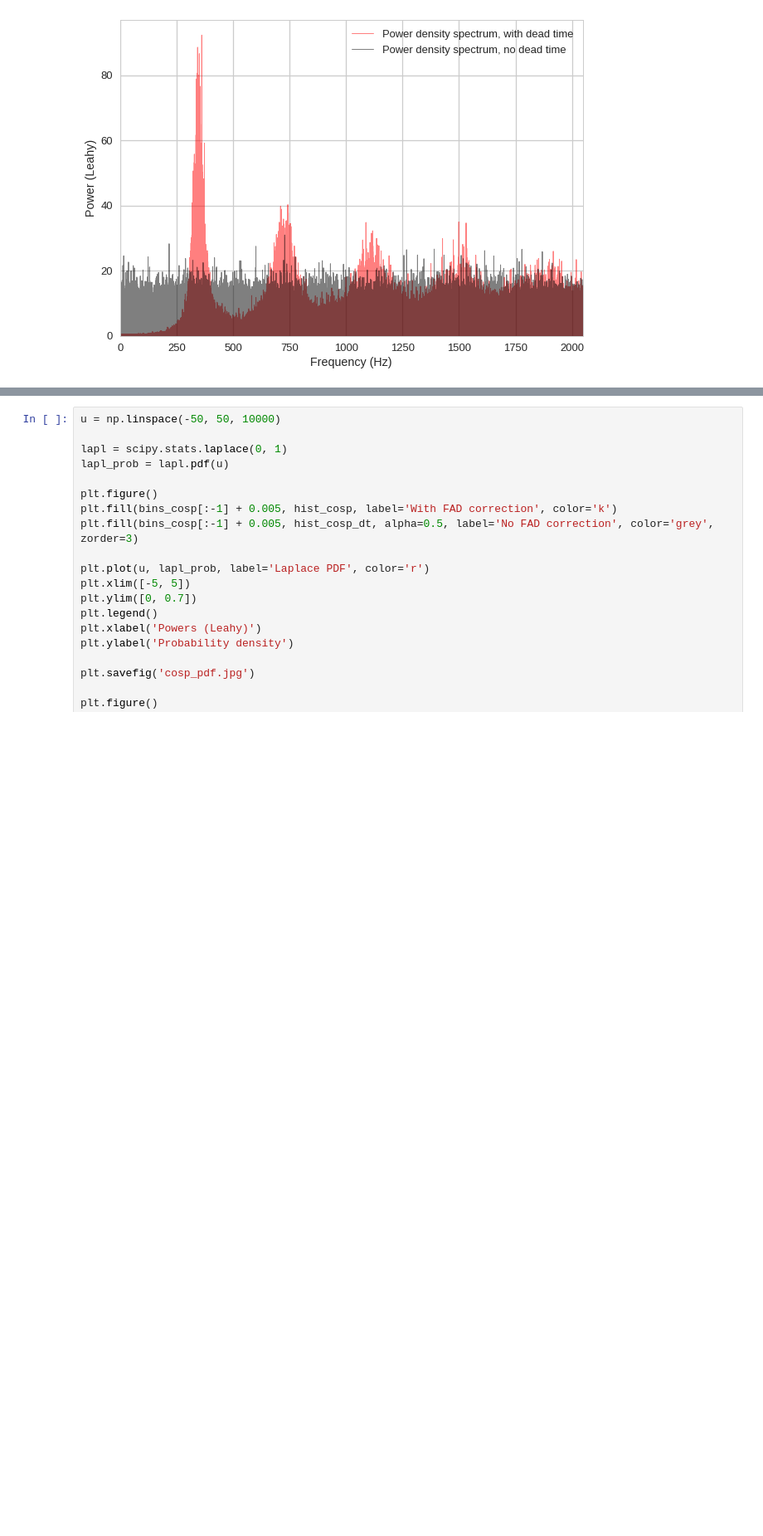
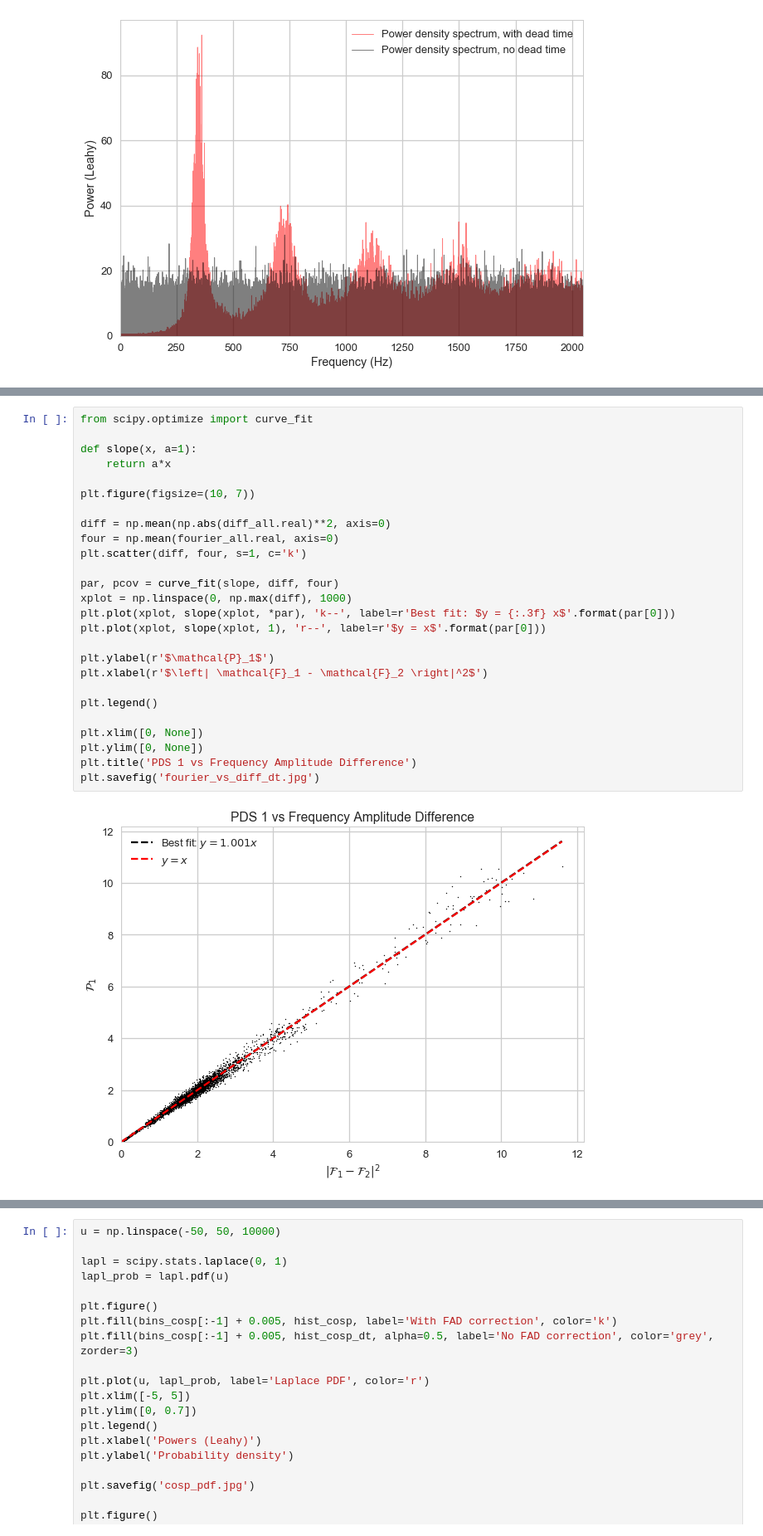
Before and after one commit to matteobachetti/deadtime-paper-II, a Jupyter notebook: notebooks/2. White noise + Dead time.ipynb, the cells around one changed output, grey strips where cells are left out. Shown at 83% size. Drawn from its saved outputs; the diff is of its cells as text; blank space fills up the shorter version.

```diff
--- a/notebooks/2. White noise + Dead time.ipynb
+++ b/notebooks/2. White noise + Dead time.ipynb
@@ -134,0 +146,28 @@ plt.savefig('rn_fourierdiff_dt.jpg')
+# %%
+from scipy.optimize import curve_fit
+
+def slope(x, a=1):
+    return a*x
+
+plt.figure(figsize=(10, 7))
+
+diff = np.mean(np.abs(diff_all.real)**2, axis=0)
+four = np.mean(fourier_all.real, axis=0)
+plt.scatter(diff, four, s=1, c='k')
+
+par, pcov = curve_fit(slope, diff, four)
+xplot = np.linspace(0, np.max(diff), 1000)
+plt.plot(xplot, slope(xplot, *par), 'k--', label=r'Best fit: $y = {:.3f} x$'.format(par[0]))
+plt.plot(xplot, slope(xplot, 1), 'r--', label=r'$y = x$'.format(par[0]))
+
+plt.ylabel(r'$\mathcal{P}_1$')
+plt.xlabel(r'$\left| \mathcal{F}_1 - \mathcal{F}_2 \right|^2$')
+
+plt.legend()
+
+plt.xlim([0, None])
+plt.ylim([0, None])
+plt.title('PDS 1 vs Frequency Amplitude Difference')
+plt.savefig('fourier_vs_diff_dt.jpg')
+# %% [output]
+[figure, added]
```
Also changed, not shown: parts of 6 cells of this notebook, 6 other files.
